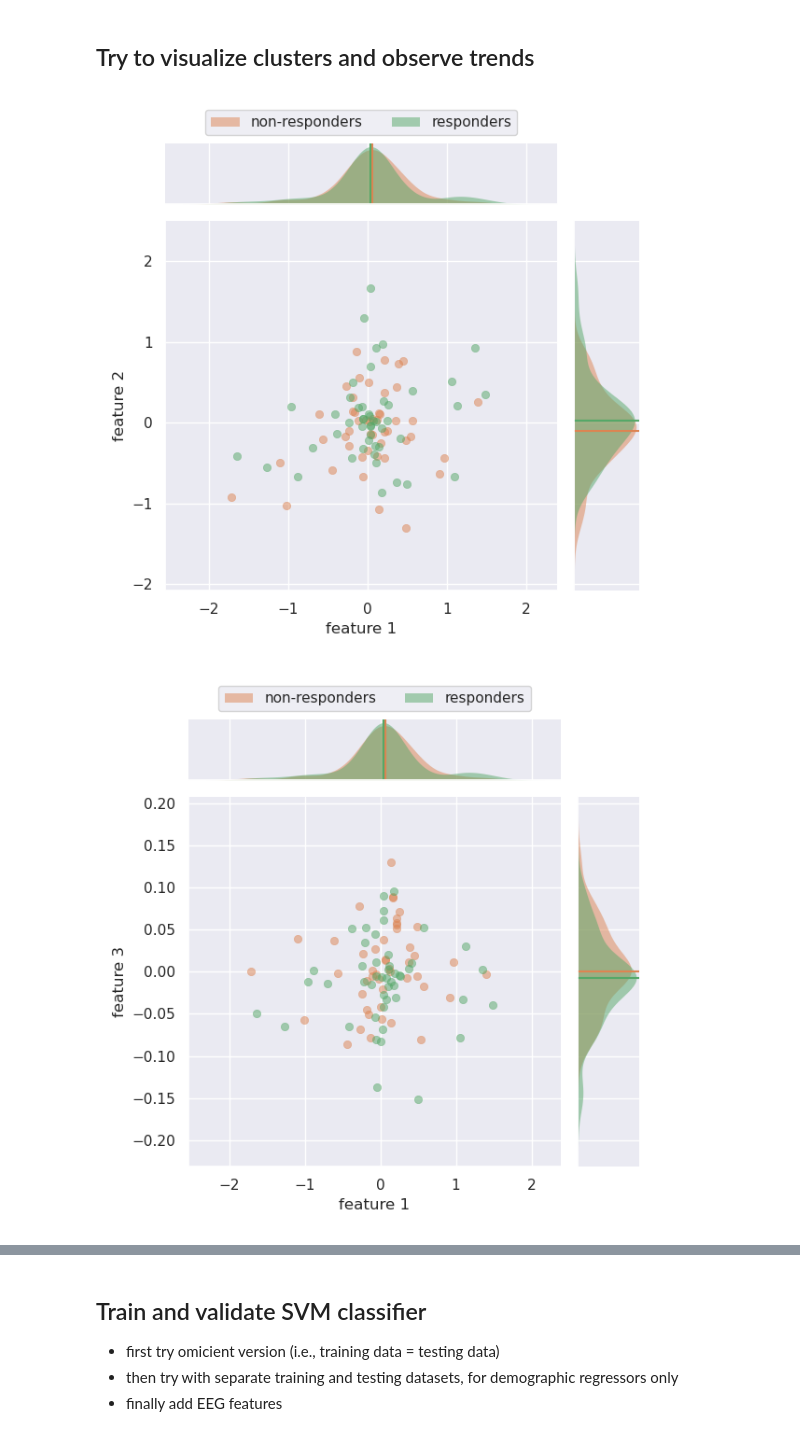
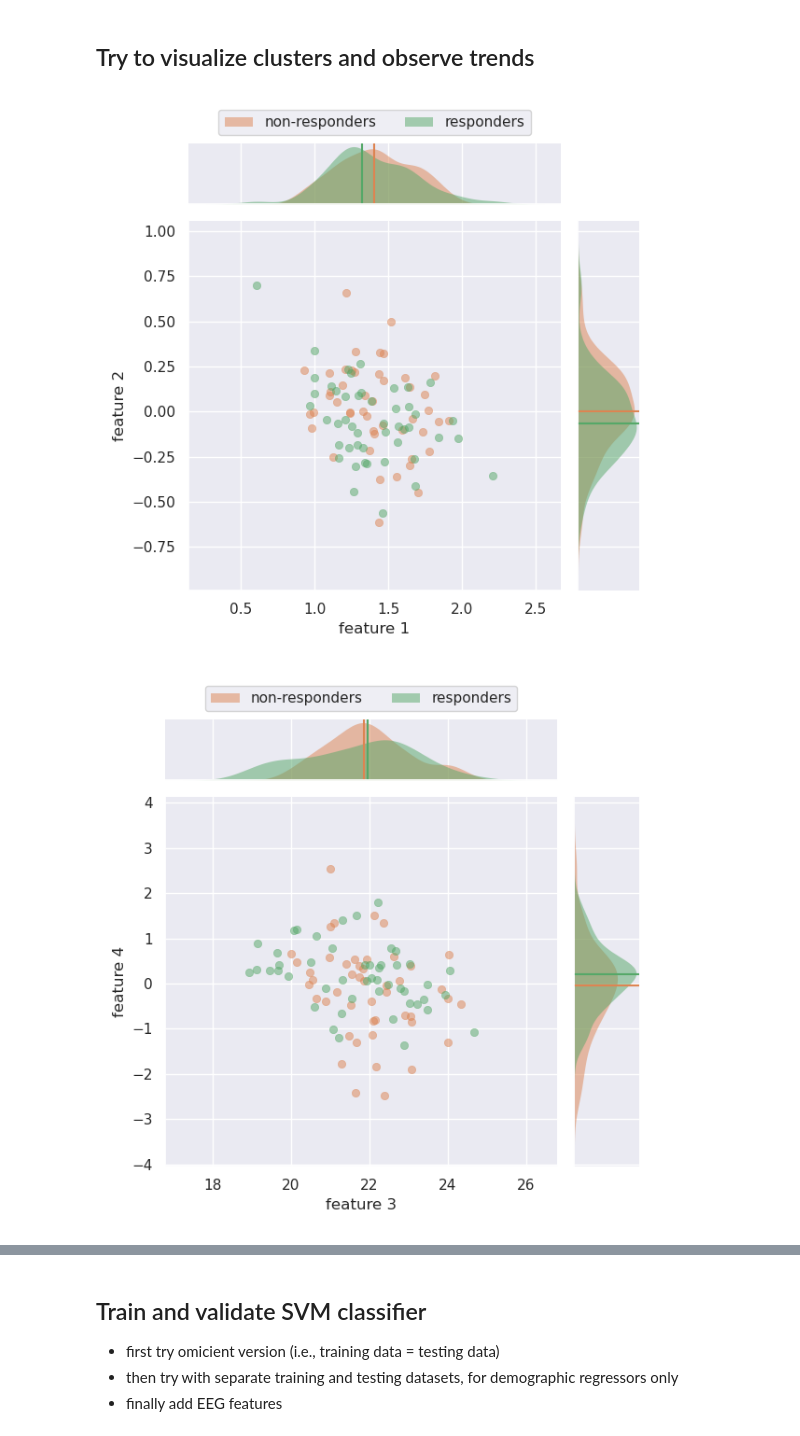
Before and after one commit to rythorpe/brainstorm_challenge, a Jupyter notebook: extract_features.ipynb, the cells around one changed output, grey strips where cells are left out. Drawn from its saved outputs; the diff is of its cells as text; code cells hidden in the pictures.

```diff
--- a/extract_features.ipynb
+++ b/extract_features.ipynb
@@ -43,6 +43,8 @@ def read_data(subj_id, series_num, data_dir, pick_channels=None):
     for fname in [fname_t1, fname_t2]:
         epochs = read_epochs_eeglab(fname)
         if pick_channels is not None:
+            if pick_channels == 'frontal':
+                pick_channels = fnmatch.filter(epochs.ch_names, 'F*') + fnmatch.filter(epochs.ch_names, 'C*')
             epochs = epochs.pick_channels(pick_channels)
         epochs_data = epochs.get_data().squeeze()
         #epochs_data -= np.mean(epochs_data, axis=(1, 2), keepdims=True)
@@ -623,0 +411,6 @@ Finished: dynamic spatio-spectral event shift!!!
+# %%
+features = np.zeros((n_subj_series, 6))
+
+data_type_dir = op.join(data_dir, data_type)
+for idx in range(n_subj_series):
+    features[idx] = get_features(subj_ids[idx], series_nums[idx], data_type_dir)
@@ -626,13 +600,18 @@ Finished: dynamic spatio-spectral event shift!!!
 # %%
 # plot 1st and 2nd features
 #ax_labels = [r'$std(W_{sess_2})-std(W_{sess_1})$', r'$\parallel W_{sess_2}-W_{sess_1}\parallel$']
 ax_labels = ['feature 1', 'feature 2']
-plot_features_scatter(x=feat_1, y=feat_2, responder_labels=responders, ax_labels=ax_labels)
+plot_features_scatter(x=features[:, 0], y=features[:, 1], responder_labels=responders, ax_labels=ax_labels)
+
+# plot 3st and 4rd features
+#ax_labels = [r'$\Delta$ cross-hemisphere beta event coherence', r'$\parallel W_{sess_2}-W_{sess_1}\parallel$']
+ax_labels = ['feature 3', 'feature 4']
+plot_features_scatter(x=features[:, 2], y=features[:, 3], responder_labels=responders, ax_labels=ax_labels)
 
 # plot 1st and 3rd features
 #ax_labels = [r'$\Delta$ cross-hemisphere beta event coherence', r'$\parallel W_{sess_2}-W_{sess_1}\parallel$']
-ax_labels = ['feature 1', 'feature 3']
-plot_features_scatter(x=feat_1, y=feat_3, responder_labels=responders, ax_labels=ax_labels)
+ax_labels = ['feature 5', 'feature 6']
+plot_features_scatter(x=features[:, 4], y=features[:, 5], responder_labels=responders, ax_labels=ax_labels)
 # %% [output]
-[figure, old version]
+[figure, new version]
-[figure, old version]
+[figure, new version]
```
Also changed, not shown: parts of 18 cells of this notebook, 1 other file.
